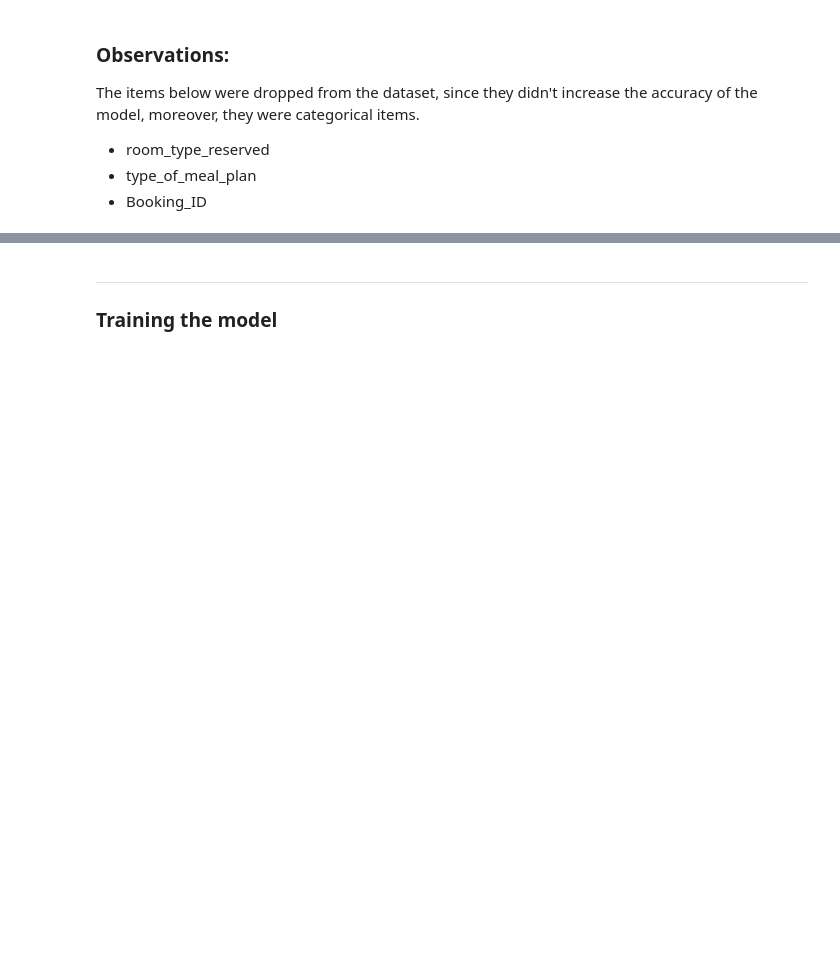
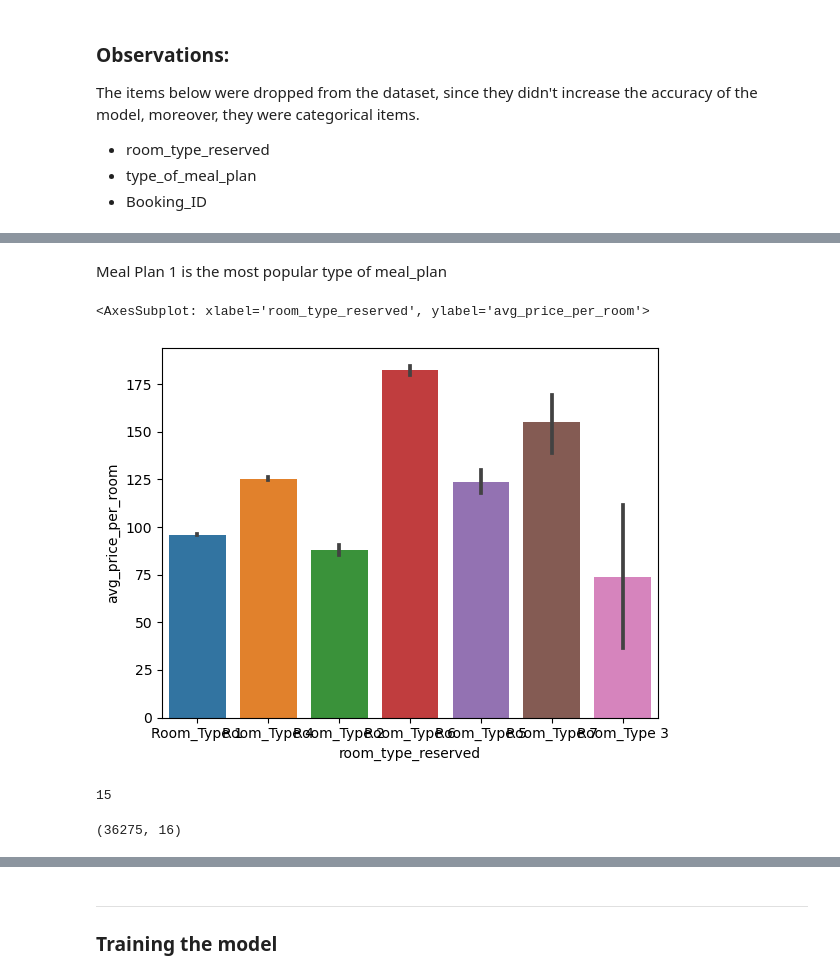
Before and after one commit to jorgeluisgalarraga/hotel_reservation_predictions, a Jupyter notebook: Hotel_Reservations_Prediction.ipynb, the cells around one changed output, grey strips where cells are left out. Drawn from its saved outputs; the diff is of its cells as text; code cells hidden in the pictures; blank space fills up the shorter version.

```diff
--- a/Hotel_Reservations_Prediction.ipynb
+++ b/Hotel_Reservations_Prediction.ipynb
@@ -99,0 +127,8 @@ df.drop(['Booking_ID', 'type_of_meal_plan', 'room_type_reserved'], axis=1, inpla
+# %% [markdown]
+Meal Plan 1 is the most popular type of meal_plan
+# %%
+# Average Price per room based on room type reserved
+sns.barplot(data=df, x="room_type_reserved", y="avg_price_per_room")
+# %% [output]
+<AxesSubplot: xlabel='room_type_reserved', ylabel='avg_price_per_room'>
+[figure, added]
@@ -99,0 +149,8 @@ df.drop(['Booking_ID', 'type_of_meal_plan', 'room_type_reserved'], axis=1, inpla
+# %%
+num_feats
+# %% [output]
+15
+# %%
+df.shape
+# %% [output]
+(36275, 16)
```
Also changed, not shown: parts of 60 cells of this notebook.
